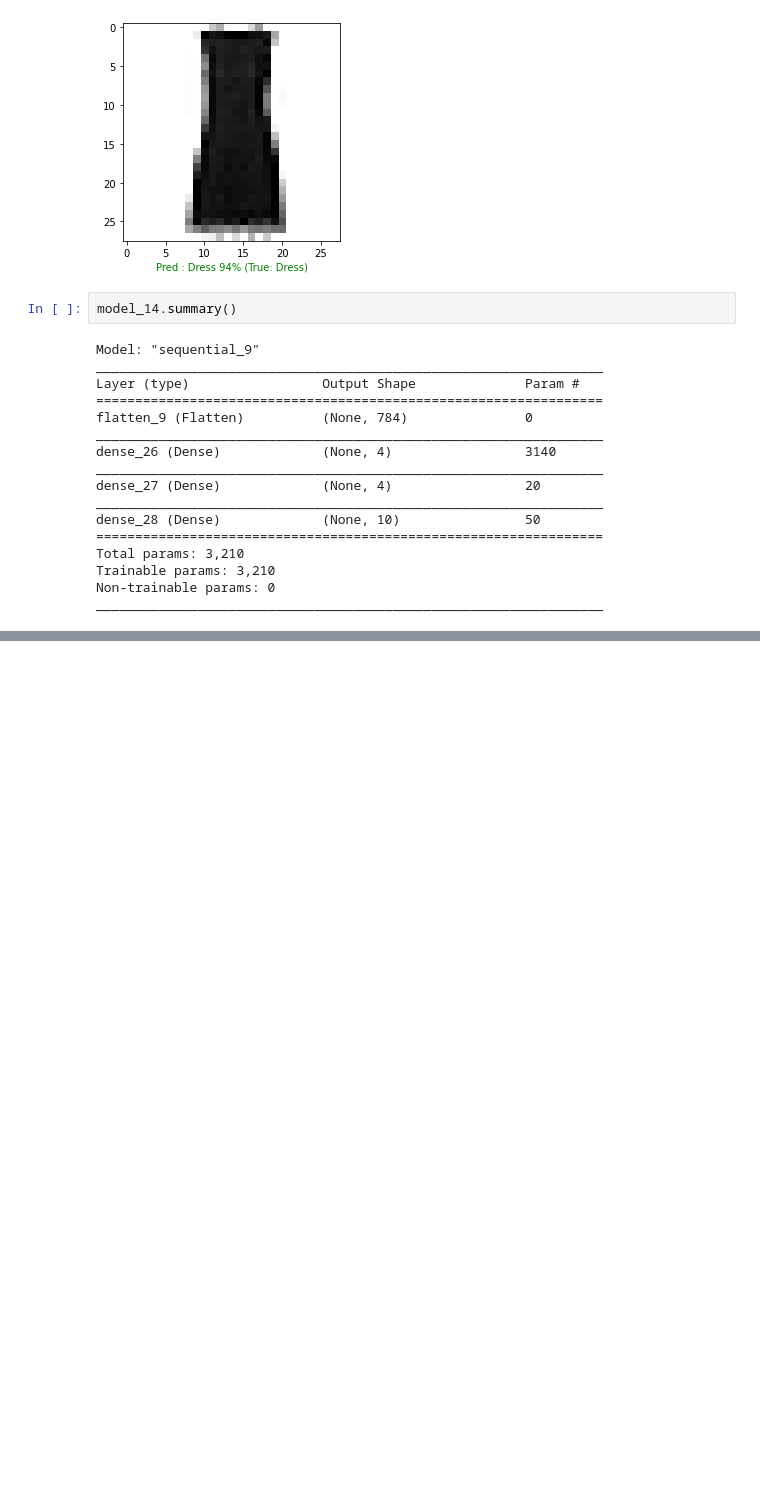
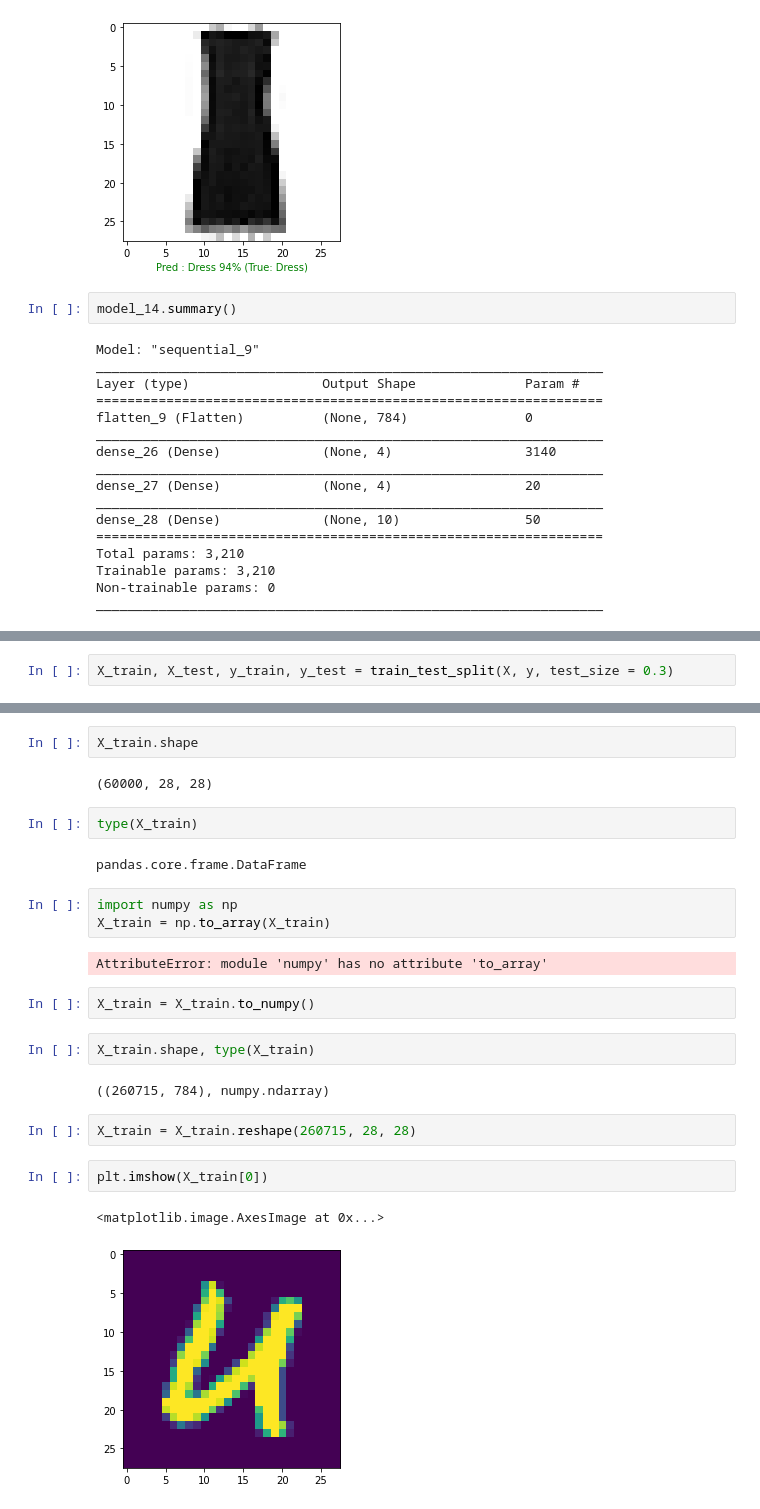
Before and after one commit to Goyalscode/Character-Recognition-Using-DL, a Jupyter notebook: learning_concepts_practice/practice.ipynb, the cells around one changed output, grey strips where cells are left out. Cells and saved outputs as stored; diff of their text form; blank space fills up the shorter version.

```diff
--- a/learning_concepts_practice/practice.ipynb
+++ b/learning_concepts_practice/practice.ipynb
@@ -5209,0 +5334,2 @@ _________________________________________________________________
+# %%
+X_train, X_test, y_train, y_test = train_test_split(X, y, test_size = 0.3)
@@ -5209,0 +5425,26 @@ _________________________________________________________________
+# %%
+X_train.shape
+# %% [output]
+(60000, 28, 28)
+# %%
+type(X_train)
+# %% [output]
+pandas.core.frame.DataFrame
+# %%
+import numpy as np
+X_train = np.to_array(X_train)
+# %% [output]
+AttributeError: module 'numpy' has no attribute 'to_array'
+# %%
+X_train = X_train.to_numpy()
+# %%
+X_train.shape, type(X_train)
+# %% [output]
+((260715, 784), numpy.ndarray)
+# %%
+X_train = X_train.reshape(260715, 28, 28)
+# %%
+plt.imshow(X_train[0])
+# %% [output]
+<matplotlib.image.AxesImage at 0x...>
+[figure, added]
```
Also changed, not shown: parts of 60 cells of this notebook, 8 other files.
